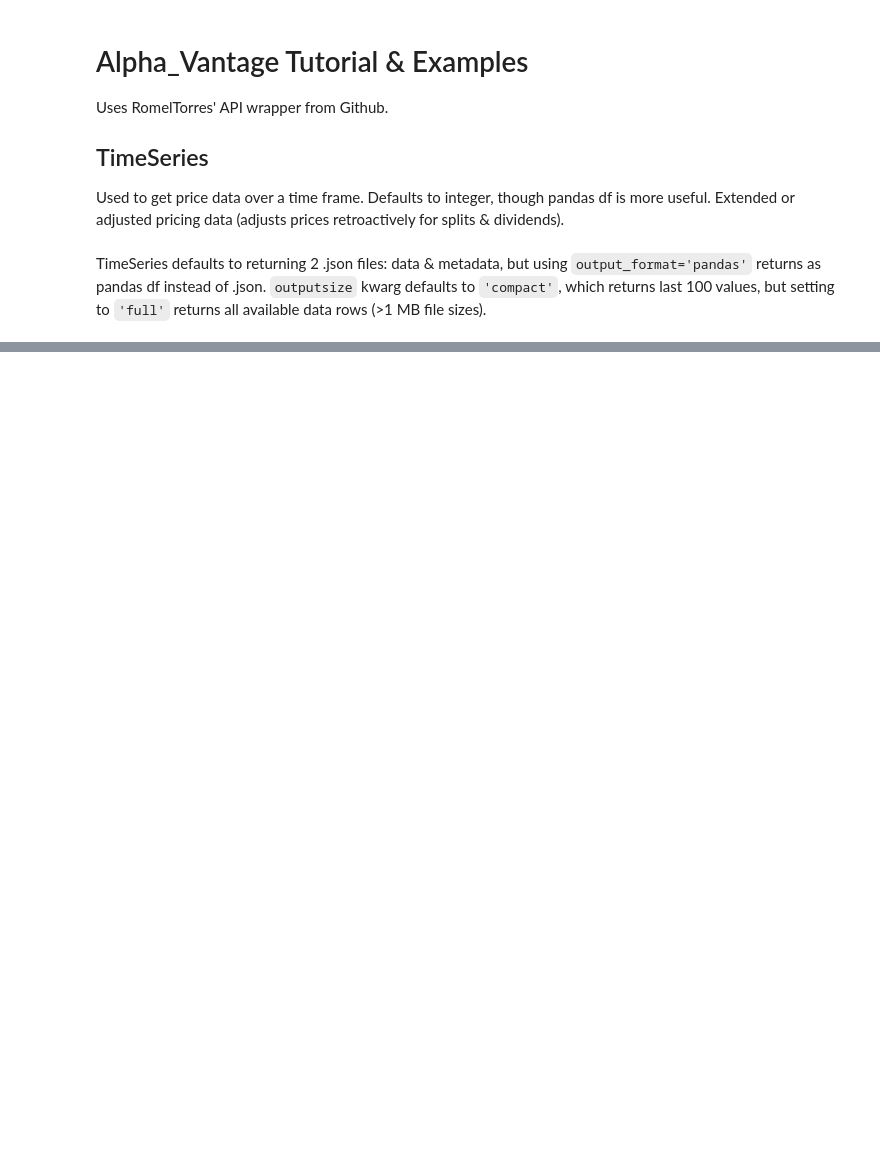
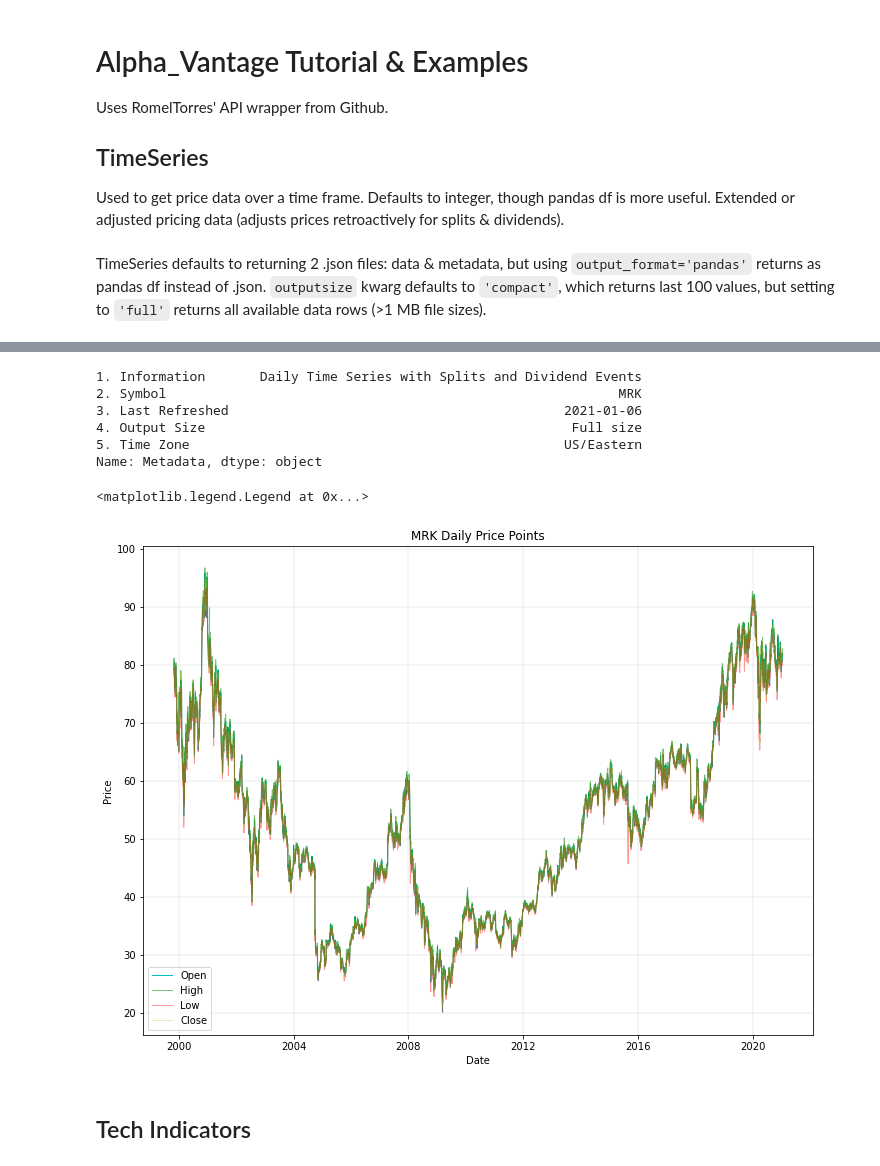
Before and after one commit to DCLimon/stonks, a Jupyter notebook: av_example.ipynb, the cells around one changed output, grey strips where cells are left out. Saved outputs shown, nothing was run; the diff lists cells and outputs as text; code cells hidden in the pictures; blank space fills up the shorter version.

```diff
--- a/av_example.ipynb
+++ b/av_example.ipynb
@@ -68,0 +73,58 @@ date
+# %%
+# Check MRK metadata.
+print(metadata)
+
+# Plot MRK open/close/hi/lo.
+merck_fig, merck_ax = plt.subplots(figsize=(12, 9))
+merck_ax.plot(
+    # Plot daily open prices.
+    data.index,
+    data['1. open'],
+    '-c',  # solid cyan line
+    linewidth=1,
+    label='Open'
+)
+merck_ax.plot(
+    # Plot daily high prices.
+    data.index,
+    data['2. high'],
+    '-g',  # solid green line
+    linewidth=1,
+    alpha=0.51,
+    label='High'
+)
+merck_ax.plot(
+    # Plot daily low prices.
+    data.index,
+    data['3. low'],
+    '-r',  # solid red line
+    linewidth=1,
+    alpha=0.4,
+    label='Low'
+)
+merck_ax.plot(
+    # Plot daily close prides.
+    data.index,
+    data['4. close'],
+    '-y',  # solid yellow line
+    linewidth=1,
+    alpha=0.3,
+    label='Close'
+)
+merck_ax.set_title('MRK Daily Price Points')
+merck_ax.set_xlabel('Date')
+merck_ax.set_ylabel('Price')
+merck_ax.grid(b=True, linestyle='-', linewidth=0.25)
+merck_ax.legend()
+# %% [output]
+1. Information       Daily Time Series with Splits and Dividend Events
+2. Symbol                                                          MRK
+3. Last Refreshed                                           2021-01-06
+4. Output Size                                               Full size
+5. Time Zone                                                US/Eastern
+Name: Metadata, dtype: object
+<matplotlib.legend.Legend at 0x...>
+[figure, added]
+# %% [markdown]
+Tech Indicators
+---------------
```
Also changed, not shown: parts of 5 cells of this notebook.
